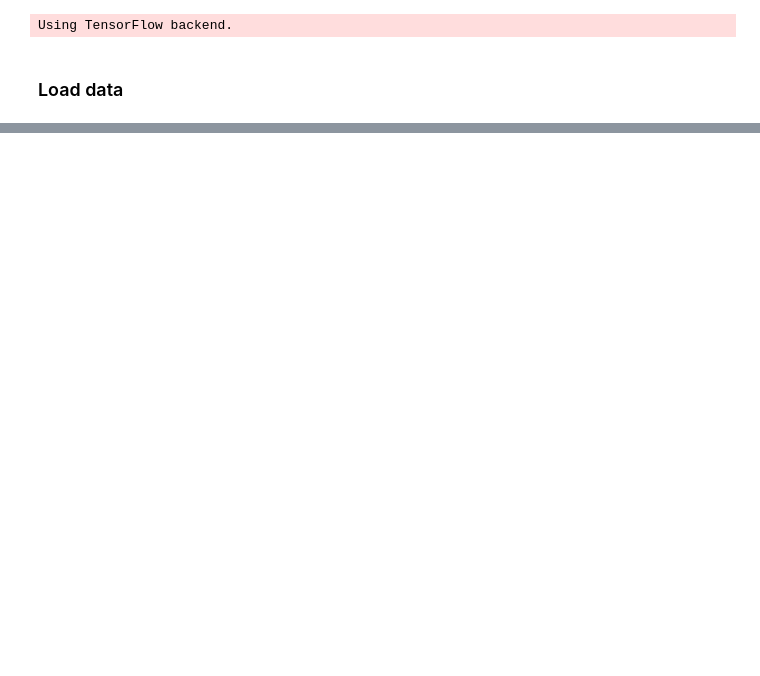
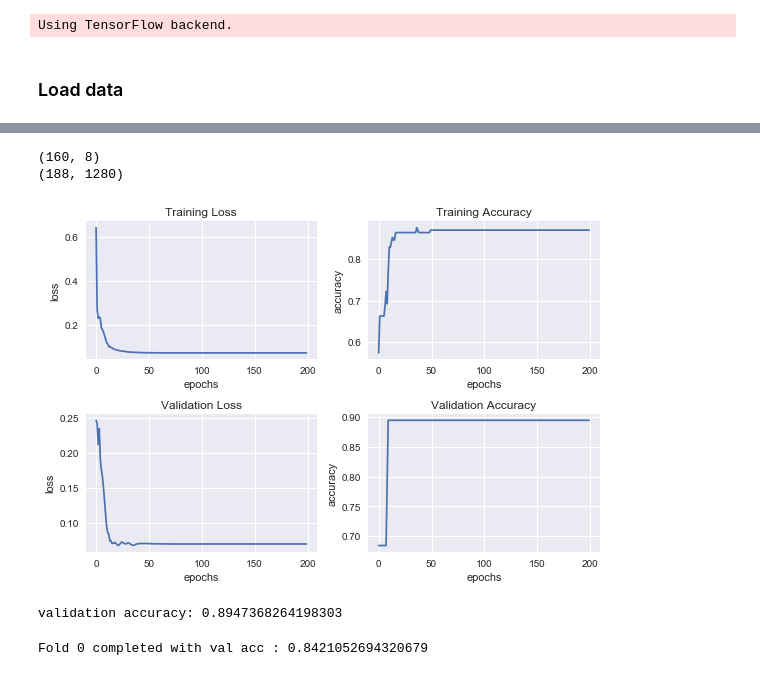
Before and after one commit to jdc08161063/PatchyCapsules, a Jupyter notebook: ExperimentsWithPatchyCapsules.ipynb, the cells around one changed output, grey strips where cells are left out. Cells and saved outputs as stored; diff of their text form; code cells hidden in the pictures; blank space fills up the shorter version.

```diff
--- a/ExperimentsWithPatchyCapsules.ipynb
+++ b/ExperimentsWithPatchyCapsules.ipynb
@@ -57,3 +64,3 @@ width: 33
 # %%
-graph_tensor = data_graph.graphs_to_Patchy_tensor()
+graph_tensor = data_graph.graph_to_patchy_tensor_bc()
 # %% [output]
@@ -63,6 +75,7 @@ Loading path: /Users/marcelogutierrez/.gamma_link/Samples/ENZYMES/ENZYMES_patchy
 dropbox_loader = DropboxLoader(dataset_name)
 graph_labels = dropbox_loader.get_graph_label()
 graph_labels = np.array(graph_labels.graph_label)
+n_class = len(np.unique(graph_labels))
 # %%
 # Capsule Architecture Parameters:
 capsule_params= CapsuleParameters()
@@ -115,4 +127,14 @@ parameter_set.epochs= 5
 # %%
-x_train, x_test, y_train, y_test = train_test_split(graph_tensor,graph_labels,test_size=0.10,random_state=1)
+# Training Graph Classifier:
+x_train, x_test, y_train, y_test = train_test_split(graph_tensor,graph_labels,test_size=0.10,random_state=0)
 data = ((x_train, y_train), (x_test, y_test))
 input_shape = x_train.shape[1:]
+
+patchy_classifier = GraphClassifier(input_shape,n_class)
+patchy_classifier.build_the_graph(capsule_params)
+##
+#patchy_classifier.train_model.summary()
+
+parameter_set.epochs = 200
+patchy_classifier.train(data, parameter_set)
+print('validation accuracy: {}'.format(patchy_classifier.results.val_capsnet_acc))
@@ -118,0 +152,51 @@ input_shape = x_train.shape[1:]
+# %%
+embedding_func = K.function([patchy_classifier.eval_model.input], [patchy_classifier.primarycaps])
+x_eval = graph_tensor
+y_eval = graph_labels
+node_embeddings=embedding_func([x_eval])[0]
+print(node_embeddings[0].shape)
+X = node_embeddings.reshape(node_embeddings.shape[0],-1)
+print(X.shape)
+# %% [output]
+(160, 8)
+(188, 1280)
+# %%
+df = pd.read_csv(patchy_classifier.log_file)  # ,index_col=0)
+#df = df.loc[:, ['epoch', 'capsnet_acc', 'val_capsnet_acc']]
+#results = df.iloc[-1, :]  # .val_capsnet_acc
+#df.head(15)
+# %%
+# Multiplots
+
+plt.subplot(2,2,1)
+plt.plot(df.capsnet_loss)
+plt.xlabel('epochs')
+plt.ylabel('loss')
+plt.title('Training Loss')
+
+plt.subplot(2,2,2)
+plt.plot(df.capsnet_acc)
+plt.xlabel('epochs')
+plt.ylabel('accuracy')
+plt.title('Training Accuracy')
+
+plt.subplot(2,2,3)
+plt.plot(df.val_capsnet_loss)
+plt.xlabel('epochs')
+plt.ylabel('loss')
+plt.title('Validation Loss')
+
+
+plt.subplot(2,2,4)
+plt.plot(df.val_capsnet_acc)
+plt.xlabel('epochs')
+plt.ylabel('accuracy')
+plt.title('Validation Accuracy')
+plt.tight_layout()
+
+
+plt.show()
+print('validation accuracy: {}'.format(patchy_classifier.results.val_capsnet_acc))
+# %% [output]
+[figure, added]
+validation accuracy: 0.8947368264198303
@@ -118,0 +229,14 @@ input_shape = x_train.shape[1:]
+# %%
+j = 0
+epochs = 200
+patchy_cnn = ConvNetPatchy(graph_tensor, graph_labels)
+patchy_cnn.split_data(random_state=j)
+patchy_cnn.build_graph()
+patchy_cnn.train_model(epochs=epochs)
+print('Fold {} completed with val acc : {}'.format(j, patchy_cnn.final_val_acc))
+
+intermediate_layer = Model(input=patchy_cnn.model.input, output= patchy_cnn.model.get_layer(index=3).output)
+X_cnn = intermediate_layer.predict(graph_tensor)
+X_cnn = X_cnn.reshape(X_cnn.shape[0],-1)
+# %% [output]
+Fold 0 completed with val acc : 0.8421052694320679
```
Also changed, not shown: parts of 24 cells of this notebook, 5 other files.
